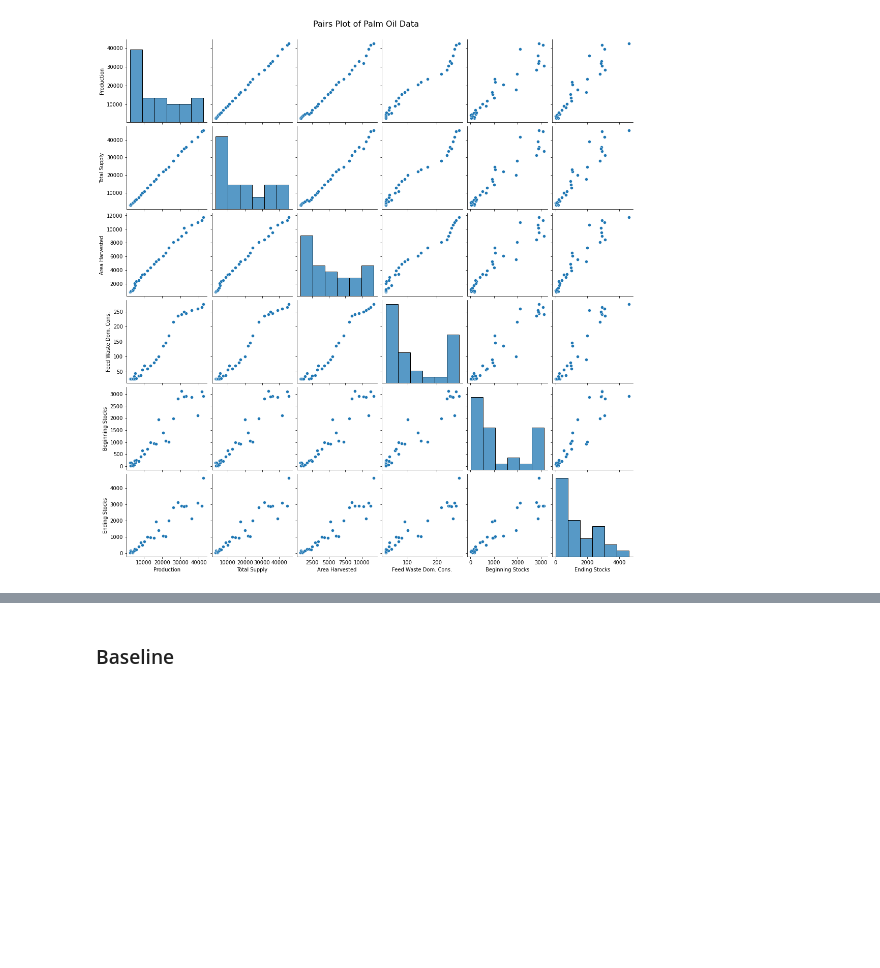
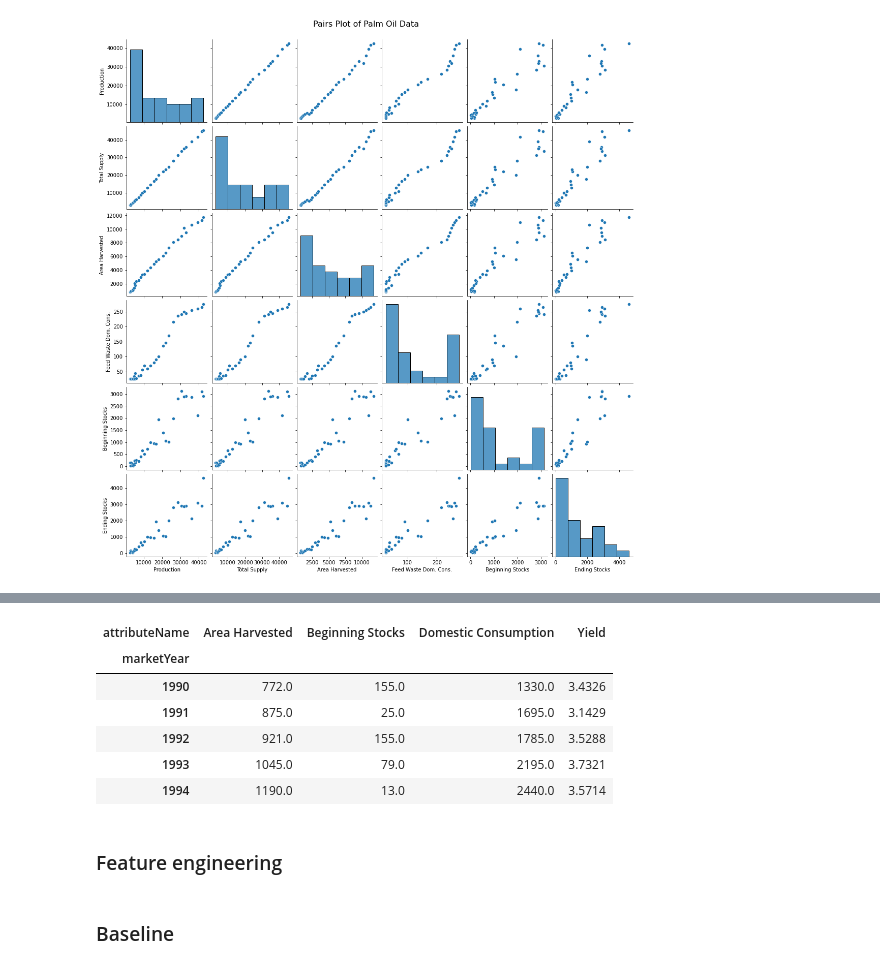
Before and after one commit to DmitriyKhodykin/AgroUS, a Jupyter notebook: notebooks/analytics.ipynb, the cells around one changed output, grey strips where cells are left out. Saved outputs shown, nothing was run; the diff lists cells and outputs as text; code cells hidden in the pictures; blank space fills up the shorter version.

```diff
--- a/notebooks/analytics.ipynb
+++ b/notebooks/analytics.ipynb
@@ -367,2 +427,14 @@ plt.suptitle('Pairs Plot of Palm Oil Data', size = 16, y = 1.02);
+# %%
+x_palm_oil_id.head()
+# %% [output]
+| attributeName | Area Harvested | Beginning Stocks | Domestic Consumption | Yield |
+| marketYear |  |  |  |  |
+| 1990 | 772.0 | 155.0 | 1330.0 | 3.4326 |
+| 1991 | 875.0 | 25.0 | 1695.0 | 3.1429 |
+| 1992 | 921.0 | 155.0 | 1785.0 | 3.5288 |
+| 1993 | 1045.0 | 79.0 | 2195.0 | 3.7321 |
+| 1994 | 1190.0 | 13.0 | 2440.0 | 3.5714 |
+# %% [markdown]
+### Feature engineering
 # %% [markdown]
 ### Baseline
```
Also changed, not shown: parts of 11 cells of this notebook.
